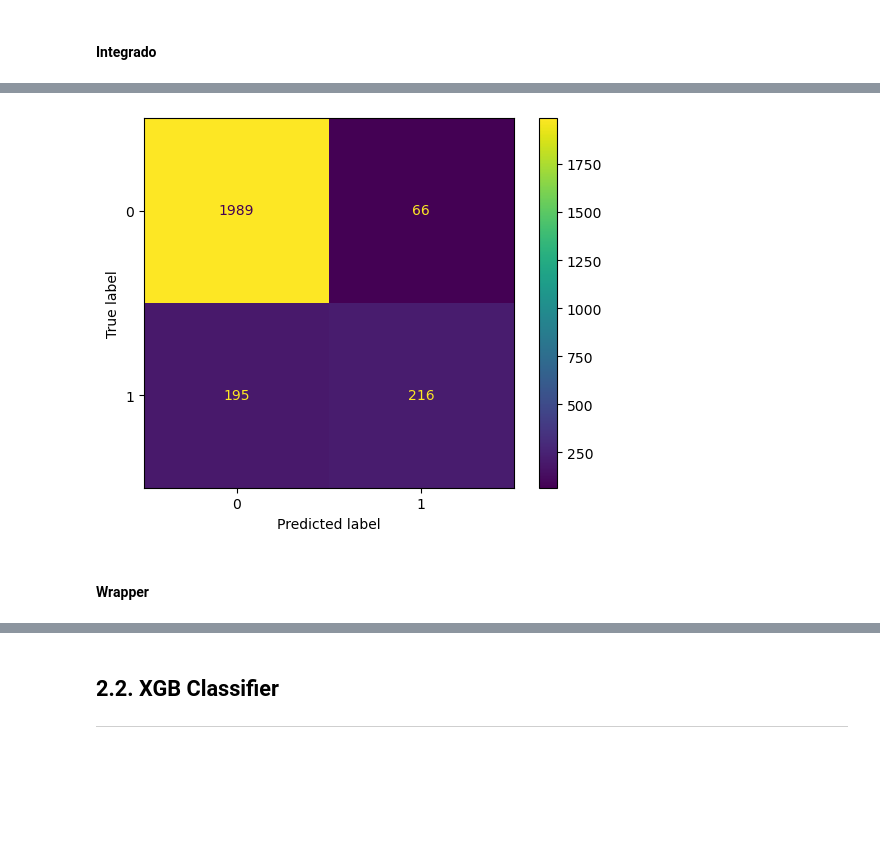
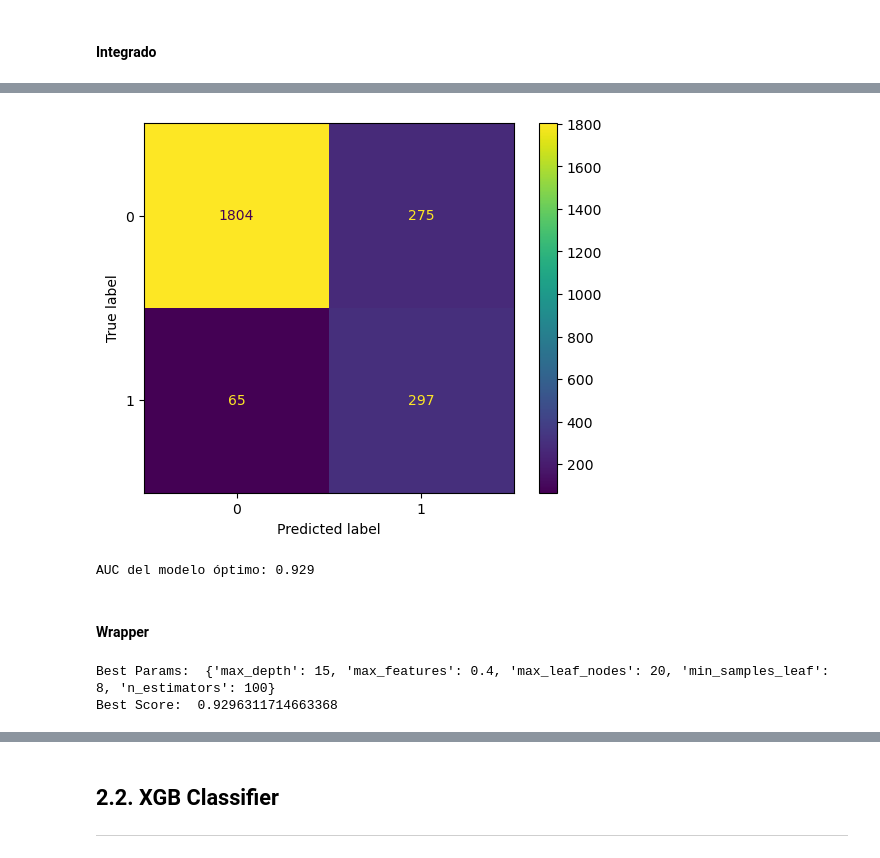
Before and after one commit to Leostark95/Anal-tica-II---Proyecto-1, a Jupyter notebook: 02_Modelos.ipynb, the cells around one changed output, grey strips where cells are left out. Cells and saved outputs as stored; diff of their text form; code cells hidden in the pictures; blank space fills up the shorter version.

```diff
--- a/decision_tree.ipynb
+++ b/02_Modelos.ipynb
@@ -921,11 +885,11 @@ import pprint
 ## Definir cuadricula de búsqueda
 # =================================================
 parameters = {
-    'max_depth': [5, 10, 15],
+    'max_depth': [2, 5, 10, 15],
     'max_features': [0.4, 0.6, 0.8],
-    'max_leaf_nodes': [12, 14, 16],
-    'min_samples_leaf': [8 ,10, 15],
-    'n_estimators': [50, 100, 150]
+    'max_leaf_nodes': [14, 16, 18, 20],
+    'min_samples_leaf': [8 ,10, 15, 20],
+    'n_estimators': [50, 100, 150, 200]
 }
 # %%
 # Búsqueda en Cuadricula
@@ -939,10 +903,7 @@ ranfor_tnn_intg = RandomForestClassifier(
     random_state= 123
 )
 
-grid_search = GridSearchCV(ranfor_tnn_intg, parameters, scoring = 'roc_auc', cv=5, n_jobs=-1)
+grid_search_intg = GridSearchCV(ranfor_tnn_intg, parameters, scoring = 'roc_auc', cv=5, n_jobs=-1)
 
 # Iniciamos la busqueda
-grid_result = grid_search.fit(X_train_intg, y1_train)
-
-print('Best Params: ', grid_result.best_params_)
-print('Best Score: ', grid_result.best_score_)
+grid_result_intg = grid_search_intg.fit(X_train_ranfor_intg, y1_train)
@@ -966,10 +935,8 @@ Importancia de las carcaterísticas:  [1.80846482e-02 4.41137734e-02 6.62451001e
 # %%
-from sklearn.ensemble import RandomForestClassifier
-from sklearn.metrics import accuracy_score, classification_report
-
-# Métricas de desempeño
+# Métricas de desempeño modelo óptimo
 # ==============================================================================
-print ("Train - Accuracy :", metrics.accuracy_score(y1_train, ranfor_tnn_intg.predict(X_train_intg)))
-print ("Train - classification report:\n", metrics.classification_report(y1_train, ranfor_tnn_intg.predict(X_train_intg)))
-print ("Test - Accuracy :", metrics.accuracy_score(y1_test, ranfor_tnn_intg.predict(X_test_intg)))
-print ("Test - classification report\n:", metrics.classification_report(y1_test, ranfor_tnn_intg.predict(X_test_intg)))
+ranfor_optimo_tnn_intg = grid_result_intg.best_estimator_
+print ("Train - Accuracy :", metrics.accuracy_score(y1_train, ranfor_optimo_tnn_intg.predict(X_train_ranfor_intg)))
+print ("Train - classification report:\n", metrics.classification_report(y1_train, ranfor_optimo_tnn_intg.predict(X_train_ranfor_intg), digits=4))
+print ("Test - Accuracy :", metrics.accuracy_score(y1_test, ranfor_optimo_tnn_intg.predict(X_test_ranfor_intg)))
+print ("Test - classification report\n:", metrics.classification_report(y1_test, ranfor_optimo_tnn_intg.predict(X_test_ranfor_intg), digits=4))
@@ -976,9 +961,9 @@ print ("Test - classification report\n:", metrics.classification_report(y1_test,
 # %%
 # Matriz de confusion
-cm1= confusion_matrix(y_test, ranfor_optimo.predict(X_test_ranfor_intg))
+cm_ranfor_optimo_tnn_intg = confusion_matrix(y1_test, ranfor_optimo_tnn_intg.predict(X_test_ranfor_intg))
 # Visualización de la matriz de confusion
-cm1_display = ConfusionMatrixDisplay(confusion_matrix = cm1)
-cm1_display.plot()
+cm_ranfor_optimo_tnn_intg_display = ConfusionMatrixDisplay(confusion_matrix = cm_ranfor_optimo_tnn_intg)
+cm_ranfor_optimo_tnn_intg_display.plot()
 plt.show()
 # %% [output]
-[figure, old version]
+[figure, new version]
@@ -1016,3 +970,11 @@ print("Valor del AUC:", roc_auc)
+# %%
+from sklearn.metrics import roc_auc_score
+
+y_pred_proba_ranfor_optimo_tnn_intg = ranfor_optimo_tnn_intg.predict_proba(X_test_ranfor_intg)[:, 1]
+auc_score = roc_auc_score(y1_test, y_pred_proba_ranfor_optimo_tnn_intg)
+print("AUC del modelo óptimo:", round(auc_score, 4))
+# %% [output]
+AUC del modelo óptimo: 0.929
 # %% [markdown]
 #### Wrapper
 # %%
@@ -1037,3 +996,9 @@ print('Best Score: ', grid_result.best_score_)
+# %%
+print('Best Params: ', grid_result.best_params_)
+print('Best Score: ', grid_result.best_score_)
+# %% [output]
+Best Params:  {'max_depth': 15, 'max_features': 0.4, 'max_leaf_nodes': 20, 'min_samples_leaf': 8, 'n_estimators': 100}
+Best Score:  0.9296311714663368
 # %%
 print('Características usadas en el entrenamiento: ', grid_result.best_estimator_.feature_names_in_)
 print('Importancia de las carcaterísticas: ', grid_result.best_estimator_.feature_importances_)
```
Also changed, not shown: parts of 19 cells of this notebook, 1 other file.
